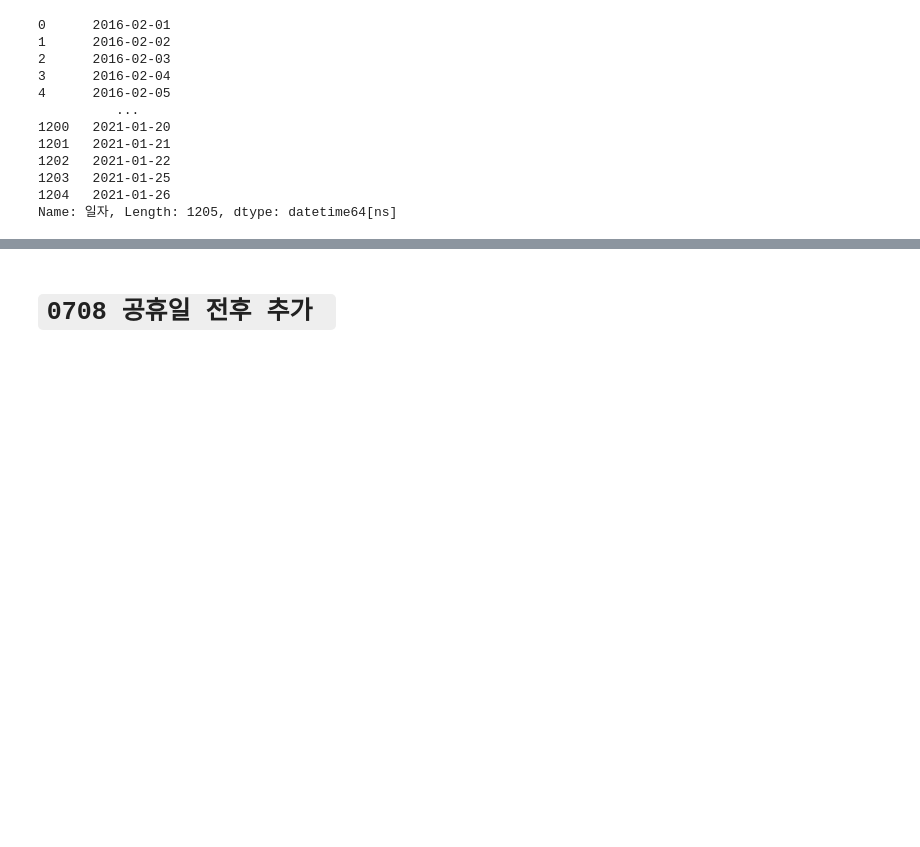
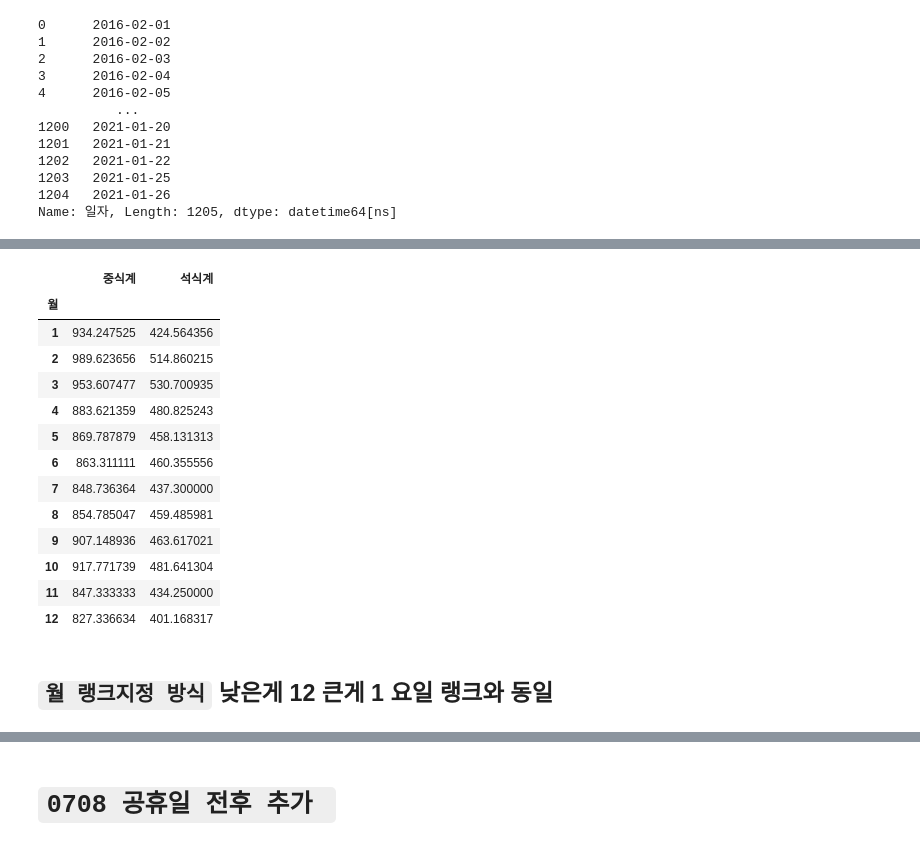
Before and after one commit to JBNU-JBIG/DACON-The_number_of_diners_in_the_cafeteria_Prediction, a Jupyter notebook: 0708_[베이스라인] 수정본.ipynb, the cells around one changed output, grey strips where cells are left out. Saved outputs shown, nothing was run; the diff lists cells and outputs as text; code cells hidden in the pictures; blank space fills up the shorter version.

```diff
--- a/0708_[베이스라인] 수정본.ipynb
+++ b/0708_[베이스라인] 수정본.ipynb
@@ -75,0 +95,20 @@ Name: 일자, Length: 1205, dtype: datetime64[ns]
+# %%
+sampletrain = train.loc[:,('월','중식계','석식계')]
+sampletrain.groupby(['월']).mean()
+# %% [output]
+|  | 중식계 | 석식계 |
+| 월 |  |  |
+| 1 | 934.247525 | 424.564356 |
+| 2 | 989.623656 | 514.860215 |
+| 3 | 953.607477 | 530.700935 |
+| 4 | 883.621359 | 480.825243 |
+| 5 | 869.787879 | 458.131313 |
+| 6 | 863.311111 | 460.355556 |
+| 7 | 848.736364 | 437.300000 |
+| 8 | 854.785047 | 459.485981 |
+| 9 | 907.148936 | 463.617021 |
+| 10 | 917.771739 | 481.641304 |
+| 11 | 847.333333 | 434.250000 |
+| 12 | 827.336634 | 401.168317 |
+# %% [markdown]
+## `월 랭크지정 방식` 낮은게 12 큰게 1 요일 랭크와 동일
```
Also changed, not shown: parts of 23 cells of this notebook, 10 other files.
